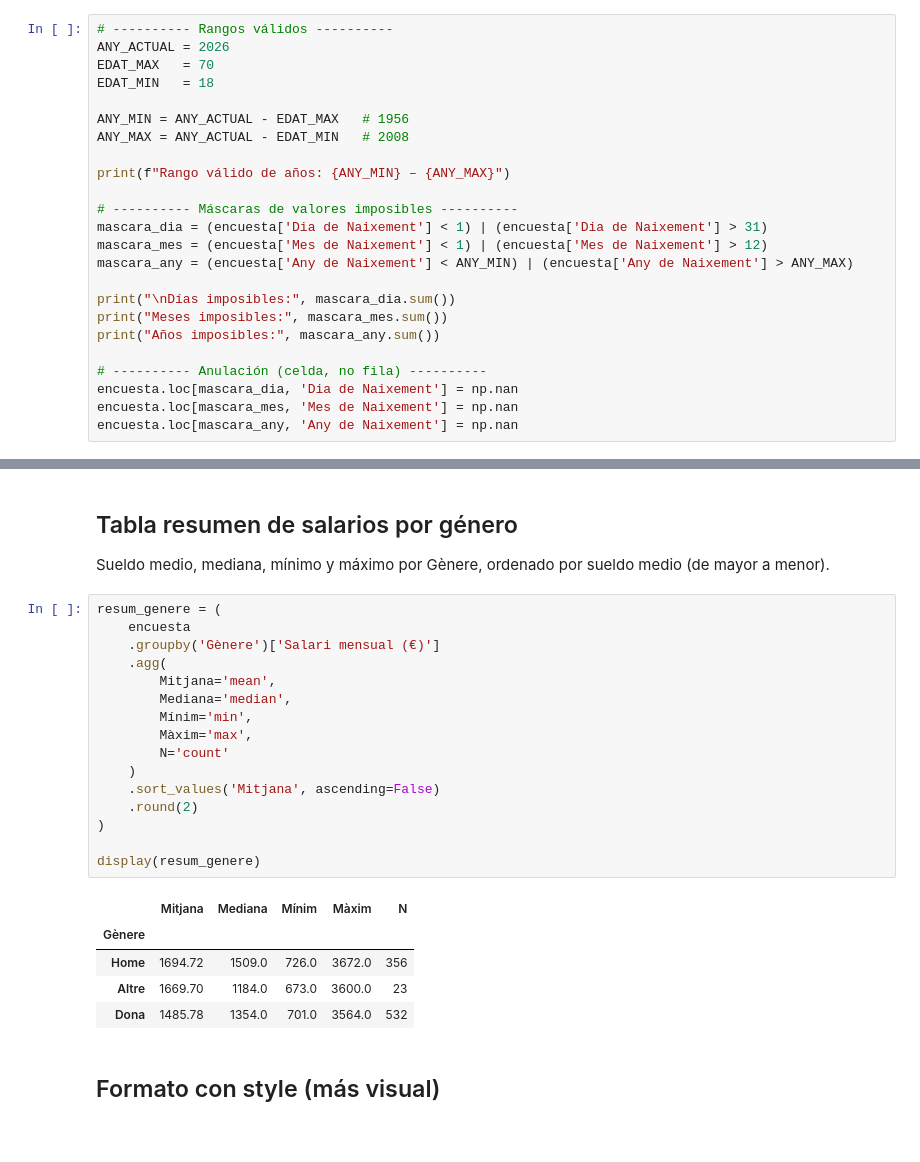
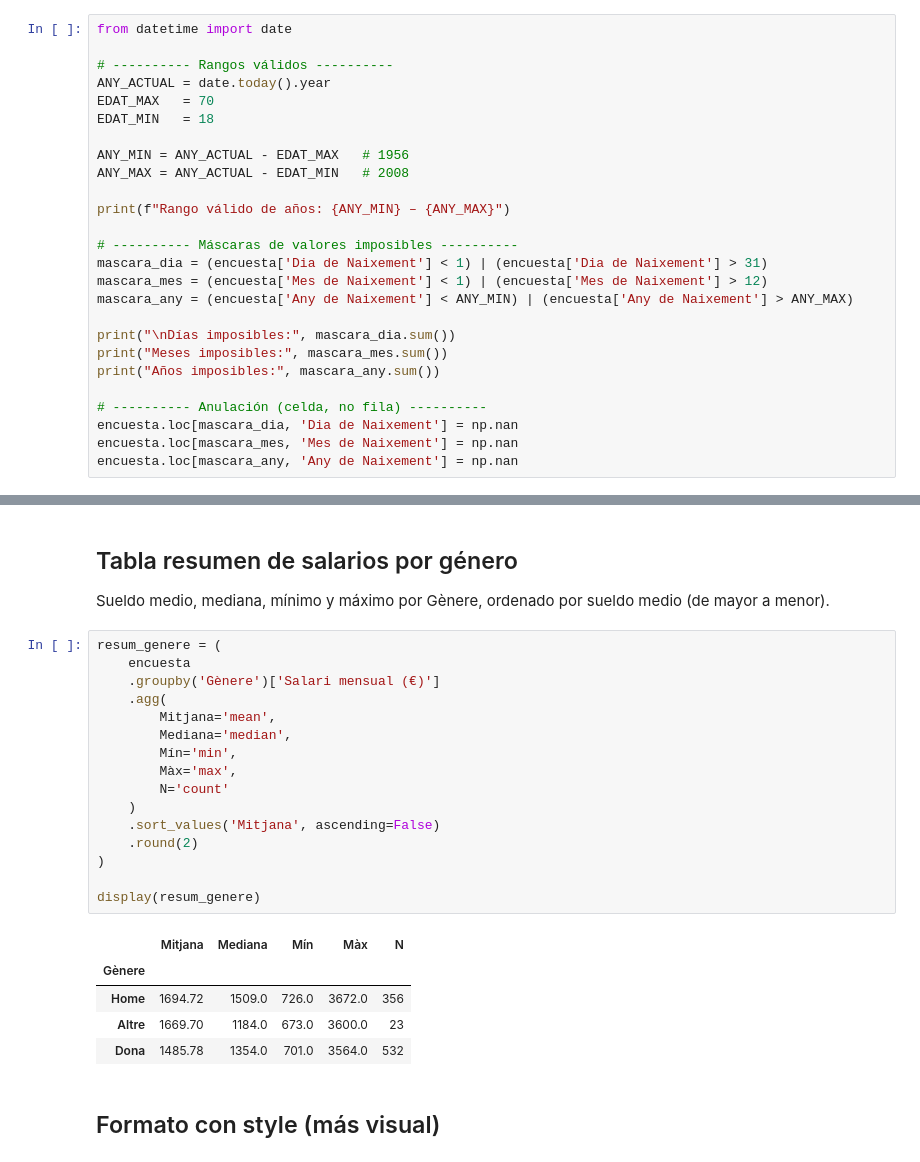
Before and after one commit to AlejandroNPereyra/Sprint-8---Data-Analysis, a Jupyter notebook: Sprint_8.ipynb, the cells around one changed output, grey strips where cells are left out. Saved outputs shown, nothing was run; the diff lists cells and outputs as text.

```diff
--- a/Sprint_8.ipynb
+++ b/Sprint_8.ipynb
@@ -927,6 +911,8 @@ Los nulos (omitidos o anulados) **no se imputan**: inventar una fecha de nacimie
 # %%
+from datetime import date
+
 # ---------- Rangos válidos ----------
-ANY_ACTUAL = 2026
+ANY_ACTUAL = date.today().year
 EDAT_MAX   = 70
 EDAT_MIN   = 18
 
@@ -1270,21 +1255,21 @@ Sueldo medio, mediana, mínimo y máximo por Gènere, ordenado por sueldo medio
 # %%
 resum_genere = (
     encuesta
     .groupby('Gènere')['Salari mensual (€)']
     .agg(
         Mitjana='mean',
         Mediana='median',
-        Mínim='min',
-        Màxim='max',
+        Mín='min',
+        Màx='max',
         N='count'
     )
     .sort_values('Mitjana', ascending=False)
     .round(2)
 )
 
 display(resum_genere)
 # %% [output]
-|  | Mitjana | Mediana | Mínim | Màxim | N |
+|  | Mitjana | Mediana | Mín | Màx | N |
 | Gènere |  |  |  |  |  |
 | Home | 1694.72 | 1509.0 | 726.0 | 3672.0 | 356 |
 | Altre | 1669.70 | 1184.0 | 673.0 | 3600.0 | 23 |
```
Also changed, not shown: parts of 20 cells of this notebook.
